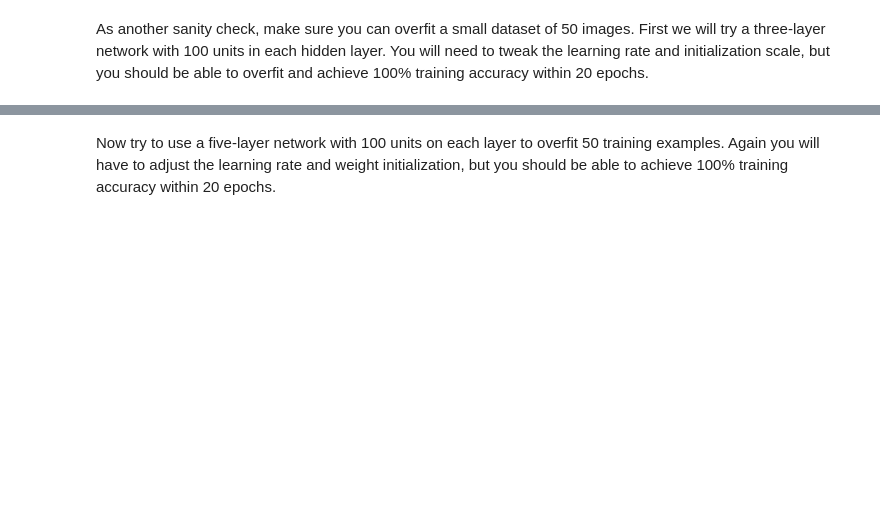
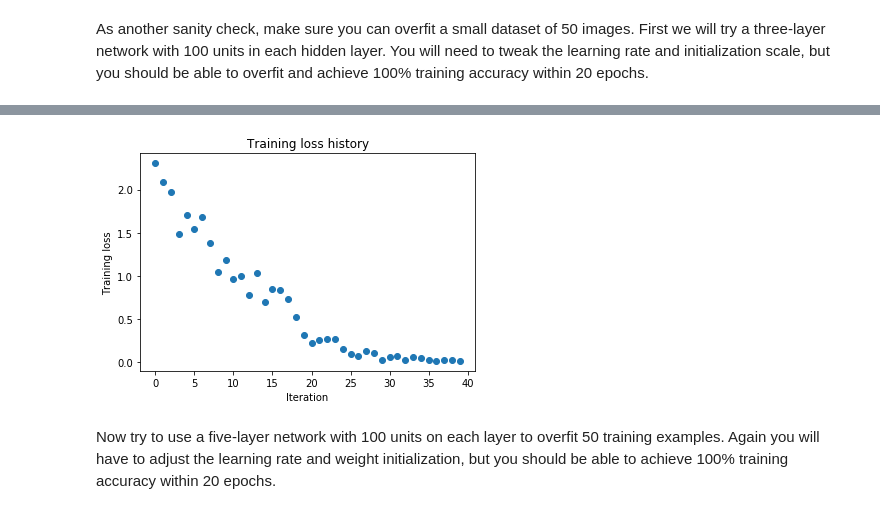
Before and after one commit to ksang/cs231n-assignments, a Jupyter notebook: assignment2/Q1_FullyConnectedNets.ipynb, the cells around one changed output, grey strips where cells are left out. Drawn from its saved outputs; the diff is of its cells as text; code cells hidden in the pictures; blank space fills up the shorter version.

```diff
--- a/assignment2/Q1_FullyConnectedNets.ipynb
+++ b/assignment2/Q1_FullyConnectedNets.ipynb
@@ -407,7 +424,7 @@ small_data = {
 }
 
 weight_scale = 1e-2
-learning_rate = 1e-4
+learning_rate = 1e-2
 model = FullyConnectedNet([100, 100],
               weight_scale=weight_scale, dtype=np.float64)
 solver = Solver(model, small_data,
@@ -424,3 +441,4 @@ plt.title('Training loss history')
 plt.xlabel('Iteration')
 plt.ylabel('Training loss')
 plt.show()
+# %% [output]
@@ -427,3 +462,4 @@ plt.show()
+[figure, added]
 # %% [markdown]
 Now try to use a five-layer network with 100 units on each layer to overfit 50 training examples. Again you will have to adjust the learning rate and weight initialization, but you should be able to achieve 100% training accuracy within 20 epochs.
 # %%
```
Also changed, not shown: parts of 11 cells of this notebook, 2 other files.
